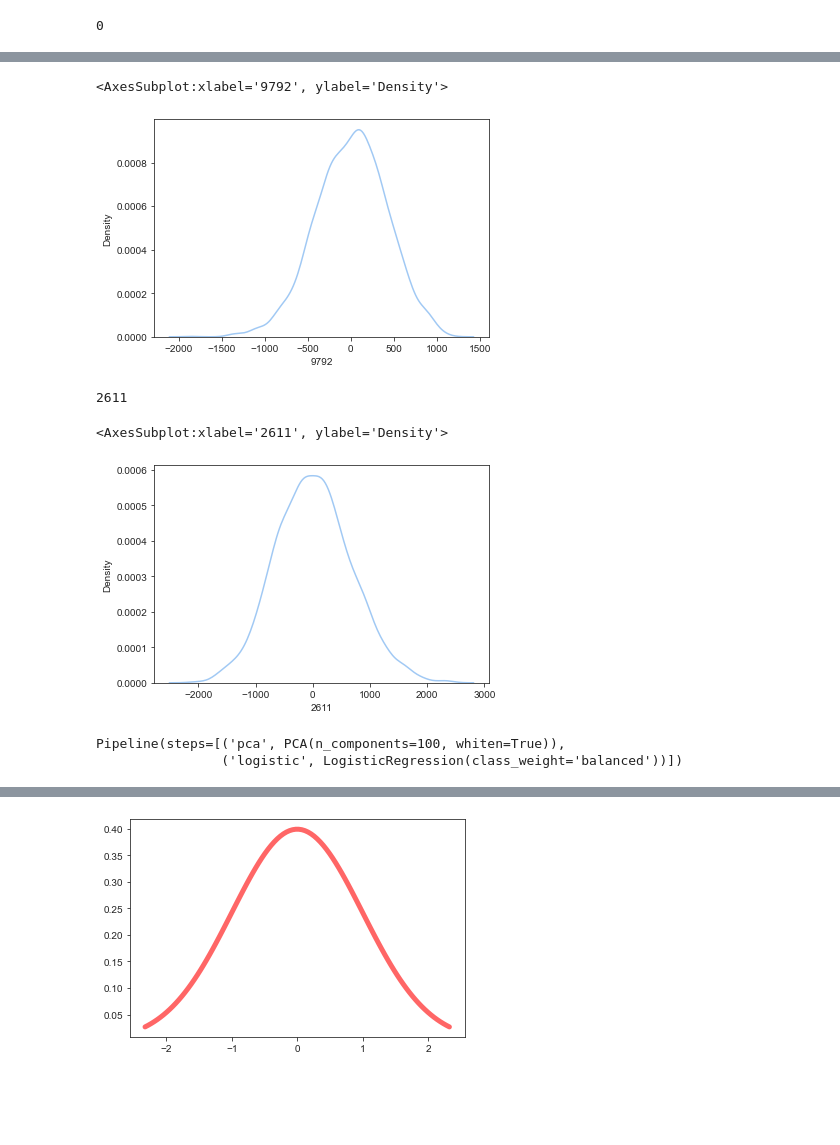
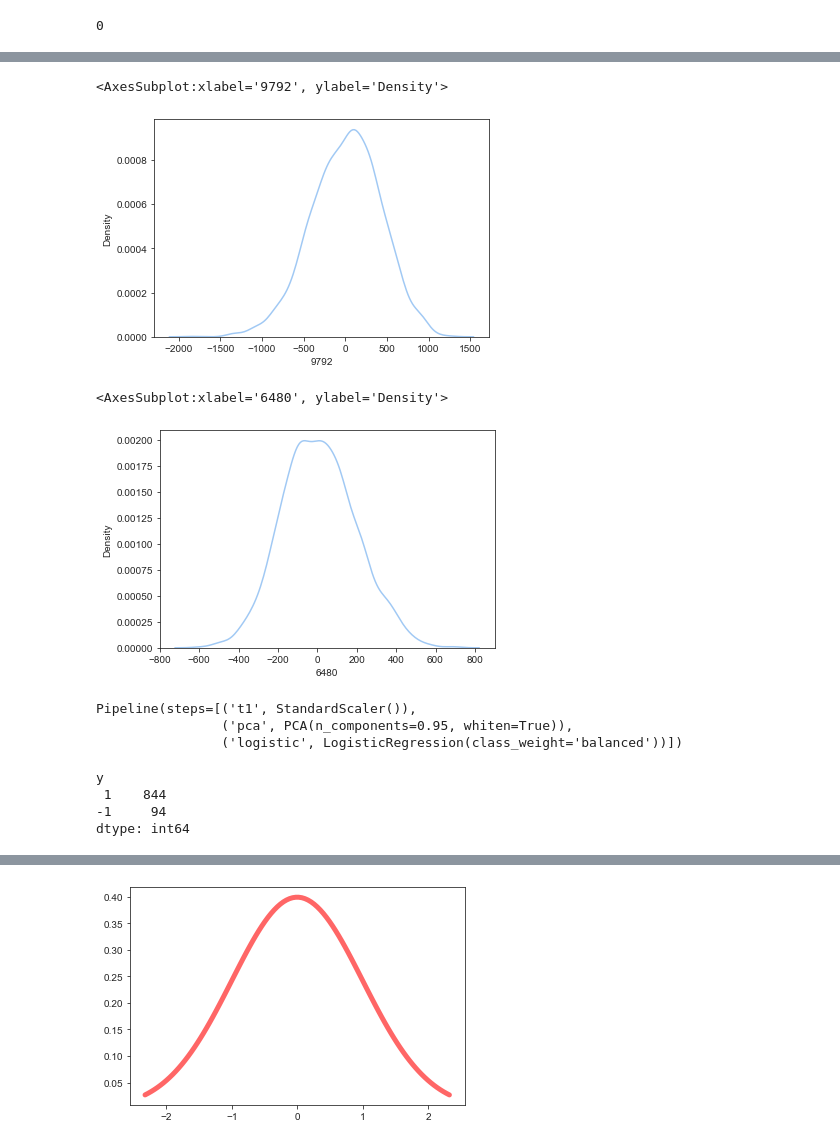
Before and after one commit to macwascdv/ML_Final_Project, a Jupyter notebook: eda.ipynb, the cells around one changed output, grey strips where cells are left out. Saved outputs shown, nothing was run; the diff lists cells and outputs as text; code cells hidden in the pictures; blank space fills up the shorter version.

```diff
--- a/eda.ipynb
+++ b/eda.ipynb
@@ -13,7 +27,8 @@ from sklearn.utils.class_weight import compute_class_weight
 # %%
 X = pd.read_csv(os.path.join('data','train_data.csv'), header=None)
 y = pd.read_csv(os.path.join('data','train_labels.csv'), header=None, names=['y'])
-y = y['y'].apply(lambda x: 1 if x == -1 else 0)
+
+#y = y['y'].apply(lambda x: 1 if x == -1 else 0)
 # %%
 y.value_counts()
 # %% [output]
@@ -93,22 +116,19 @@ Name: 9792, Length: 2812, dtype: float64
 # %%
-sns.kdeplot(pd.DataFrame(X_train)[9792])
-#sns.kdeplot(norm.rvs(size=3000))
+sns.kdeplot(pd.DataFrame(X_train)[X_train.skew().idxmin()])
 # %% [output]
 <AxesSubplot:xlabel='9792', ylabel='Density'>
-[figure, old version]
+[figure, new version]
-# %%
-X_train.skew().idxmax()
-# %% [output]
-2611
 # %%
-sns.kdeplot(pd.DataFrame(X_train)[2611])
+sns.kdeplot(pd.DataFrame(X_train)[X_train.skew().idxmax()])
 # %% [output]
-<AxesSubplot:xlabel='2611', ylabel='Density'>
+<AxesSubplot:xlabel='6480', ylabel='Density'>
-[figure, old version]
+[figure, new version]
 # %%
-pipe = Pipeline([('pca', PCA(n_components=100, whiten=True)),
+pipe = Pipeline([('t1',StandardScaler()),
+                 ('pca', PCA(n_components=.95, whiten=True)),
                 ('logistic', LogisticRegression(solver='lbfgs', class_weight='balanced'))])
 pipe.fit(X_train,y_train)
 # %% [output]
-Pipeline(steps=[('pca', PCA(n_components=100, whiten=True)),
+Pipeline(steps=[('t1', StandardScaler()),
+                ('pca', PCA(n_components=0.95, whiten=True)),
                 ('logistic', LogisticRegression(class_weight='balanced'))])
@@ -116,3 +138,8 @@ Pipeline(steps=[('pca', PCA(n_components=100, whiten=True)),
 y_pred = pipe.predict(X_test)
 # %%
 y_test.value_counts()
+# %% [output]
+y
+ 1    844
+-1     94
+dtype: int64
```
Also changed, not shown: parts of 26 cells of this notebook.
